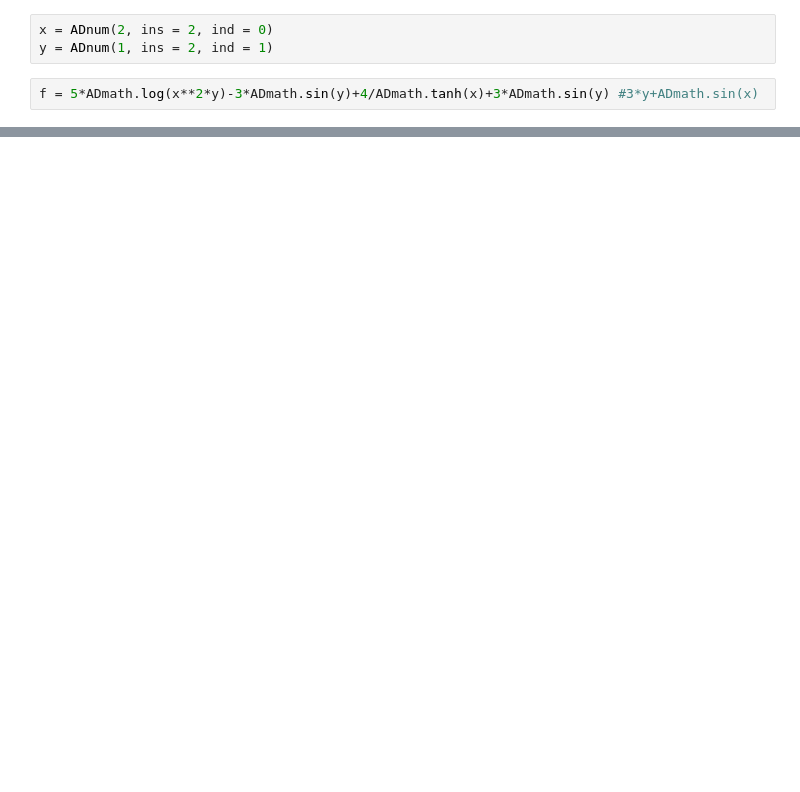
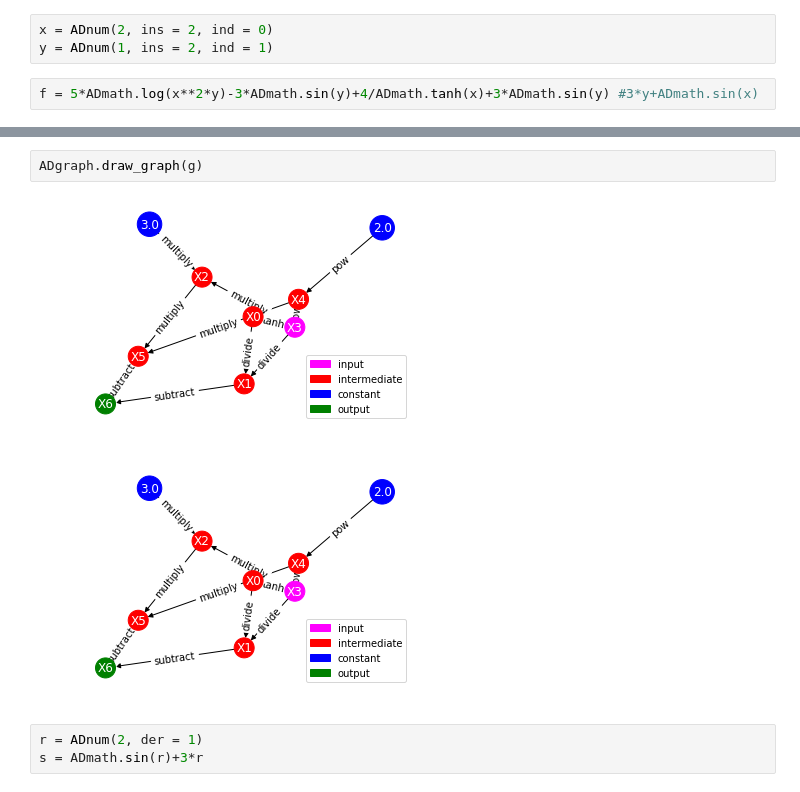
Before and after one commit to tamilselvanarjun/auto-ed, a Jupyter notebook: ReverseModeTesting.ipynb, the cells around one changed output, grey strips where cells are left out. Drawn from its saved outputs; the diff is of its cells as text; blank space fills up the shorter version.

```diff
--- a/ReverseModeTesting.ipynb
+++ b/ReverseModeTesting.ipynb
@@ -37,0 +63,8 @@ array([1., 1.])
+# %%
+ADgraph.draw_graph(g)
+# %% [output]
+[figure, added]
+[figure, added]
+# %%
+r = ADnum(2, der = 1)
+s = ADmath.sin(r)+3*r
```
Also changed, not shown: parts of 23 cells of this notebook.
